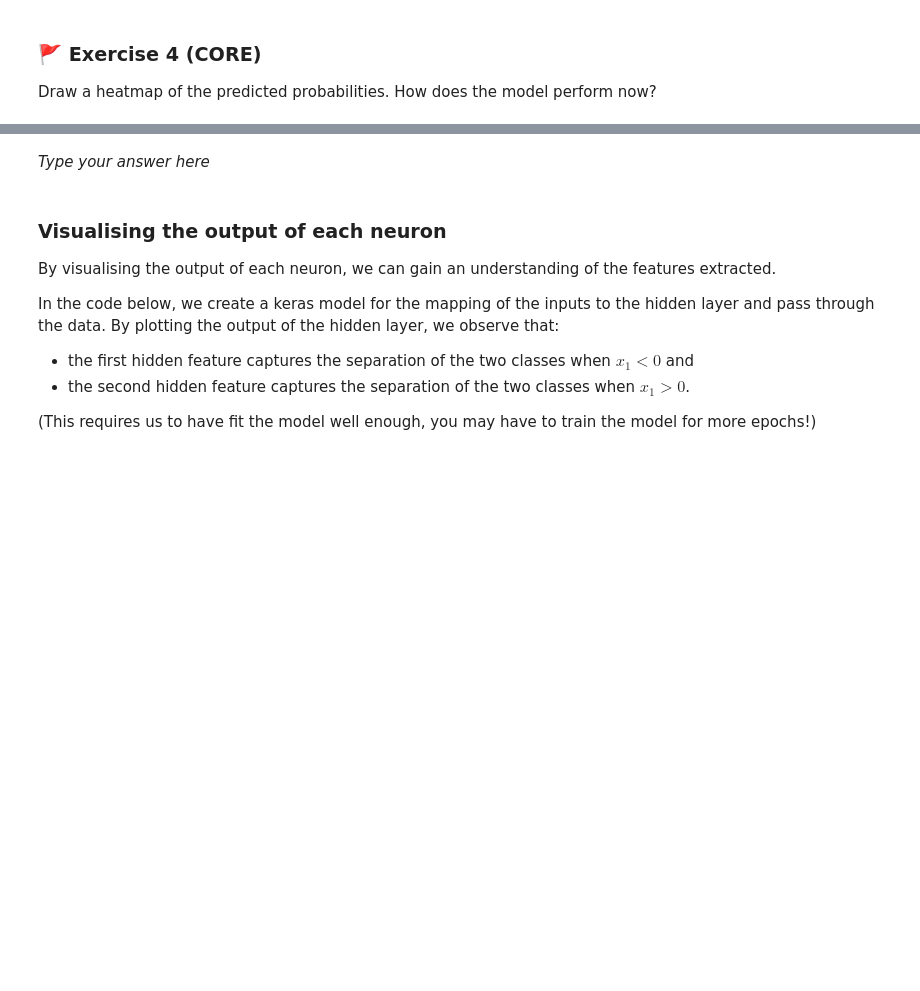
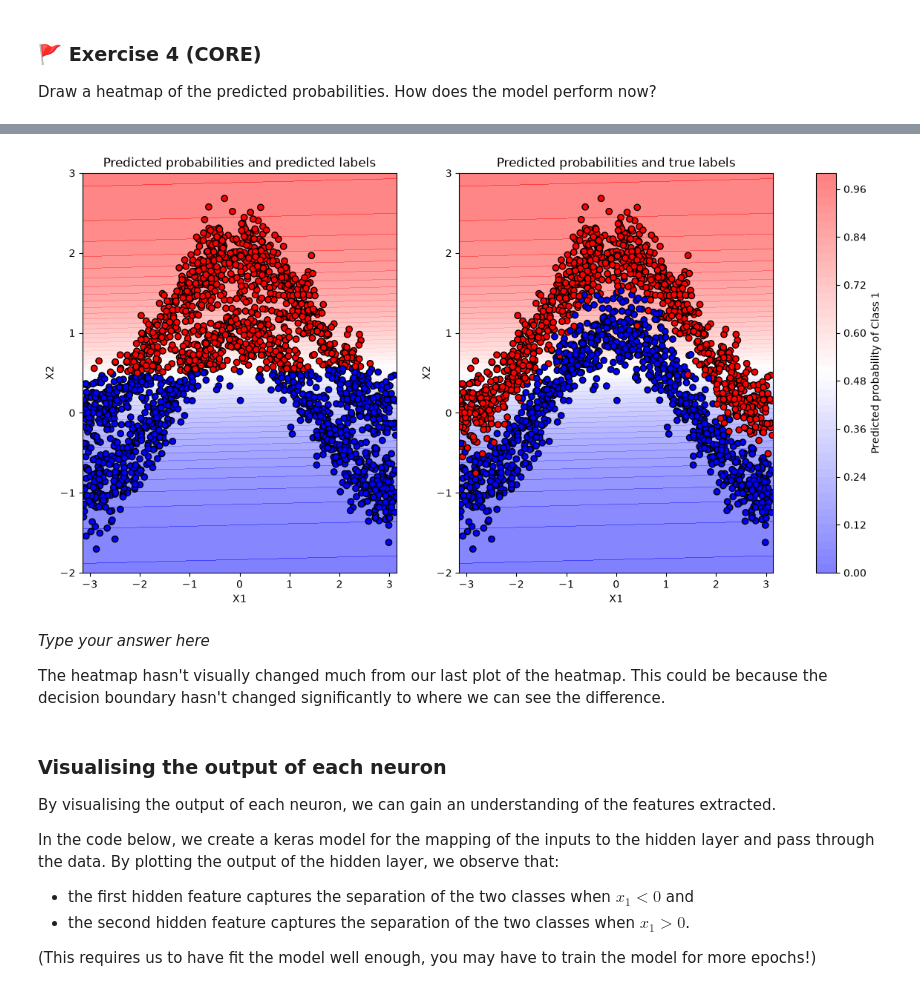
Before and after one commit to thomasvsinclair/ml-workshops, a Jupyter notebook: WS9/mlp_week09.ipynb, the cells around one changed output, grey strips where cells are left out. Cells and saved outputs as stored; diff of their text form; code cells hidden in the pictures; blank space fills up the shorter version.

```diff
--- a/WS9/mlp_week09.ipynb
+++ b/WS9/mlp_week09.ipynb
@@ -263,3 +392,41 @@ Continue to train the model for more epochs as needed. Note: rerun the fit line
 Draw a heatmap of the predicted probabilities. How does the model perform now?
 # %%
 # Code for your answer here!
+
+# Create a grid to plot probabilities
+X_grid1, X_grid2 = np.meshgrid(np.linspace(-np.pi, np.pi, 100), np.linspace(-2, 3, 100))
+X_grid = np.column_stack([X_grid1.ravel(), X_grid2.ravel()])
+
+# Predict probabilities on grid
+y_pred_prob_lr = model_lr.predict(X_grid)
+
+# Predict probabilities for training points and predict a label
+y_pred_prob_train = model_lr.predict(X_train)
+y_train_pred_lr = (y_pred_prob_train >= 0.5).astype(int)
+
+# # Draw a heatmap of the predicted probabilities
+fig, ax = plt.subplots(1, 2, figsize=(15, 7))
+
+prob_plot = ax[0].contourf(
+    X_grid1, X_grid2,
+    y_pred_prob_lr.reshape(X_grid1.shape),
+    levels=50, cmap="bwr", alpha=0.5
+)
+ax[0].scatter(X_train[:, 0], X_train[:, 1], c=y_train_pred_lr, cmap="bwr", edgecolor="k")
+ax[0].set_xlabel("X1")
+ax[0].set_ylabel("X2")
+ax[0].set_title("Predicted probabilities and predicted labels")
+
+ax[1].contourf(
+    X_grid1, X_grid2,
+    y_pred_prob_lr.reshape(X_grid1.shape),
+    levels=50, cmap="bwr", alpha=0.5
+)
+ax[1].scatter(X_train[:, 0], X_train[:, 1], c=y_train, cmap="bwr", edgecolor="k")
+ax[1].set_xlabel("X1")
+ax[1].set_ylabel("X2")
+ax[1].set_title("Predicted probabilities and true labels")
+
+fig.colorbar(prob_plot, ax=ax, label="Predicted probability of Class 1")
+plt.show()
+# %% [output]
@@ -266,5 +435,8 @@ Draw a heatmap of the predicted probabilities. How does the model perform now?
+[figure, added]
 # %% [markdown]
 _Type your answer here_
+
+The heatmap hasn't visually changed much from our last plot of the heatmap. This could be because the decision boundary hasn't changed significantly to where we can see the difference.
 # %% [markdown]
 ### Visualising the output of each neuron
 
```
Also changed, not shown: parts of 20 cells of this notebook.
